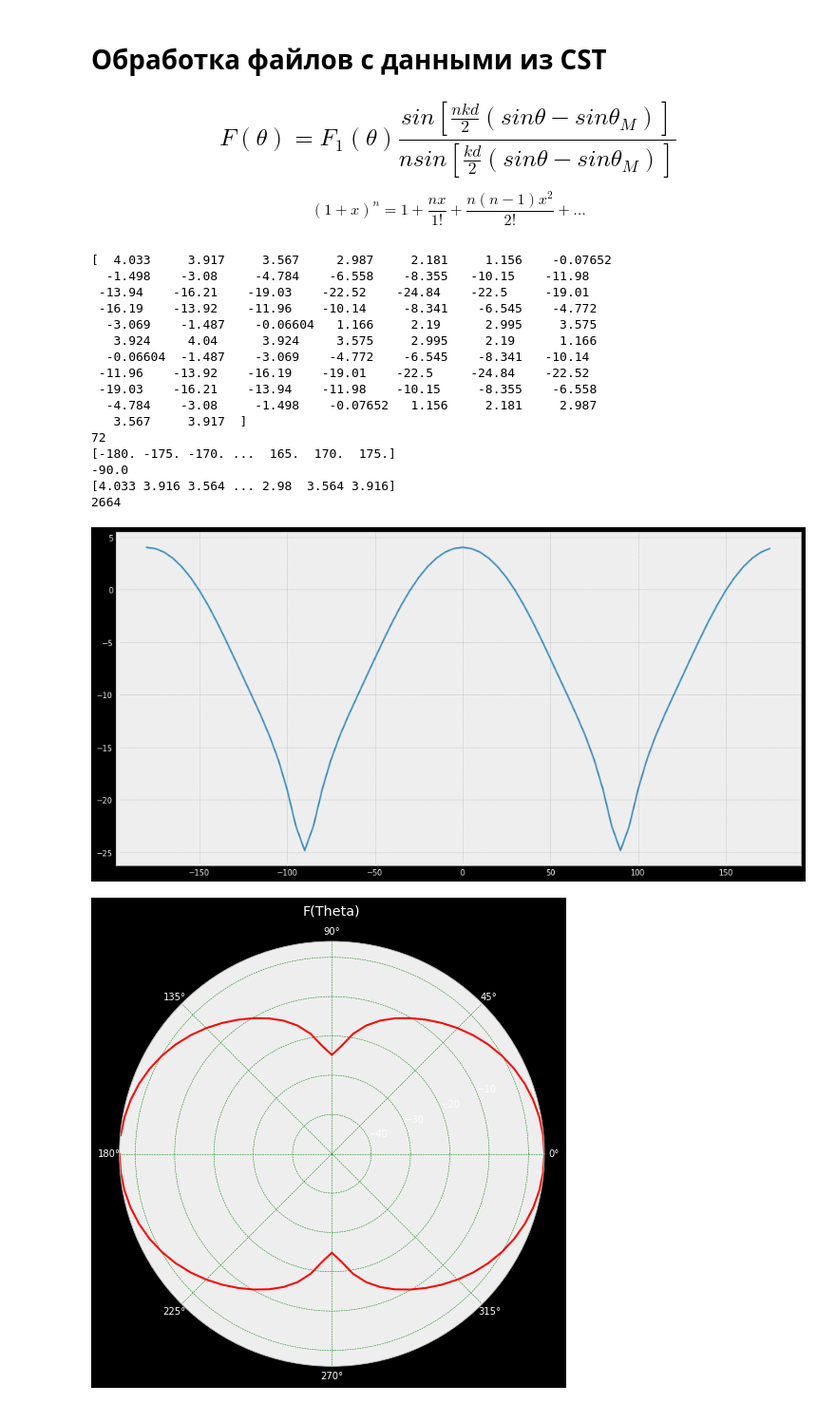
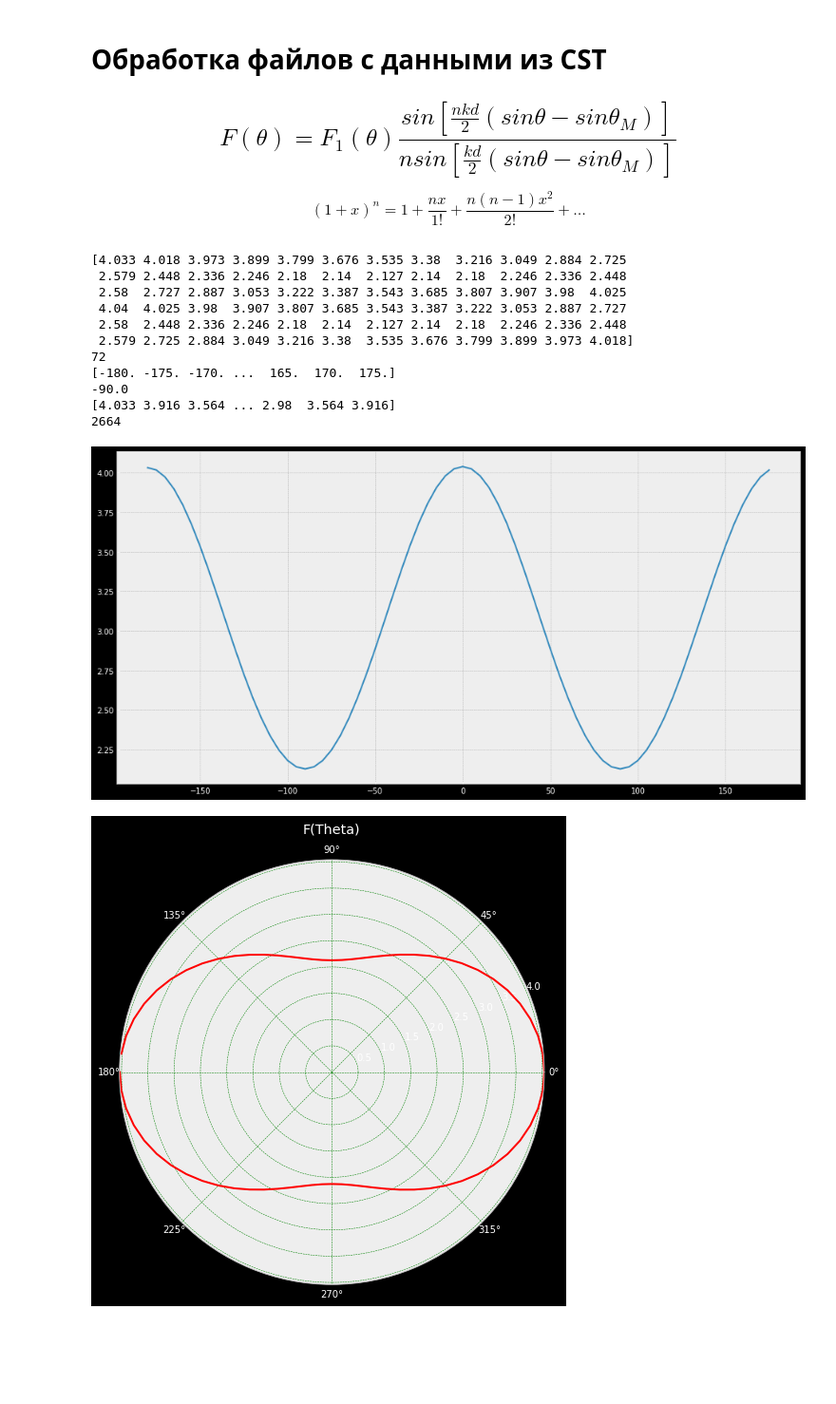
Before and after one commit to MargaritaWraith/CSTDataParser, a Jupyter notebook: CSTDataParser.ipynb, the cells around one changed output. Shown at 95% size. Saved outputs shown, nothing was run; the diff lists cells and outputs as text; code cells hidden in the pictures; blank space fills up the shorter version.

```diff
--- a/CSTDataParser.ipynb
+++ b/CSTDataParser.ipynb
@@ -29,7 +29,7 @@ with open(r"C:/Users/Kondr/source/python/CST/Export/Farfield_2.txt","r", encodin
         F = np.append(F, float(data[i+2][35:45]))
 
 N = len(theta)
-phi0 = 85.0
+phi0 = 0.0
 
 FF1 = np.zeros(72)
 theta1 = np.zeros(72)
@@ -44,44 +44,40 @@ for i in range (0,N):
 print(FF1)
 print(len(FF1))
 
 print(theta)
 print(phi[0])
 print(F)
 print(len(F))
 
 
 plt.style.use('bmh')
 fig, ax1 = plt.subplots(figsize=(16,8))
 ax1.plot(theta1, FF1)
 
 fig2 = plt.figure(figsize=(20,20))
 ax2 = fig2.add_subplot(231, projection='polar')
 ax2.plot(theta1*np.pi/180, FF1, color='r', linewidth=2)
-ax2.set_ylim(ymin=-50, ymax=max(FF1))
+ ax2.set_ylim(ymax=max(FF1))
+# ax2.set_ylim(ymin=-50, ymax=max(FF1))
     # Так как 0 и 2*pi - это одна и та же точка, то значение в ней должно быть одно
     # Однако, будет разрыв между последней точкой и нулевой.
     # Чтобы его убрать, искусственно соединим эти точки.
     # Замыкаем (соединяем конец с началом)
 #ax2.plot((theta[-1],theta[0]),(DN[-1],DN[0]), color='r', linewidth=1.)
 ax2.grid(True, color='green', linestyle='--')
 ax2.set_title("F(Theta)", loc='center')
 plt.tight_layout()
 # %% [output]
-[  4.033     3.917     3.567     2.987     2.181     1.156    -0.07652
-  -1.498    -3.08     -4.784    -6.558    -8.355   -10.15    -11.98
- -13.94    -16.21    -19.03    -22.52    -24.84    -22.5     -19.01
- -16.19    -13.92    -11.96    -10.14     -8.341    -6.545    -4.772
-  -3.069    -1.487    -0.06604   1.166     2.19      2.995     3.575
-   3.924     4.04      3.924     3.575     2.995     2.19      1.166
-  -0.06604  -1.487    -3.069    -4.772    -6.545    -8.341   -10.14
- -11.96    -13.92    -16.19    -19.01    -22.5     -24.84    -22.52
- -19.03    -16.21    -13.94    -11.98    -10.15     -8.355    -6.558
-  -4.784    -3.08     -1.498    -0.07652   1.156     2.181     2.987
-   3.567     3.917  ]
+[4.033 4.018 3.973 3.899 3.799 3.676 3.535 3.38  3.216 3.049 2.884 2.725
+ 2.579 2.448 2.336 2.246 2.18  2.14  2.127 2.14  2.18  2.246 2.336 2.448
+ 2.58  2.727 2.887 3.053 3.222 3.387 3.543 3.685 3.807 3.907 3.98  4.025
+ 4.04  4.025 3.98  3.907 3.807 3.685 3.543 3.387 3.222 3.053 2.887 2.727
+ 2.58  2.448 2.336 2.246 2.18  2.14  2.127 2.14  2.18  2.246 2.336 2.448
+ 2.579 2.725 2.884 3.049 3.216 3.38  3.535 3.676 3.799 3.899 3.973 4.018]
 72
 [-180. -175. -170. ...  165.  170.  175.]
 -90.0
 [4.033 3.916 3.564 ... 2.98  3.564 3.916]
 2664
-[figure, old version]
+[figure, new version]
-[figure, old version]
+[figure, new version]
```
